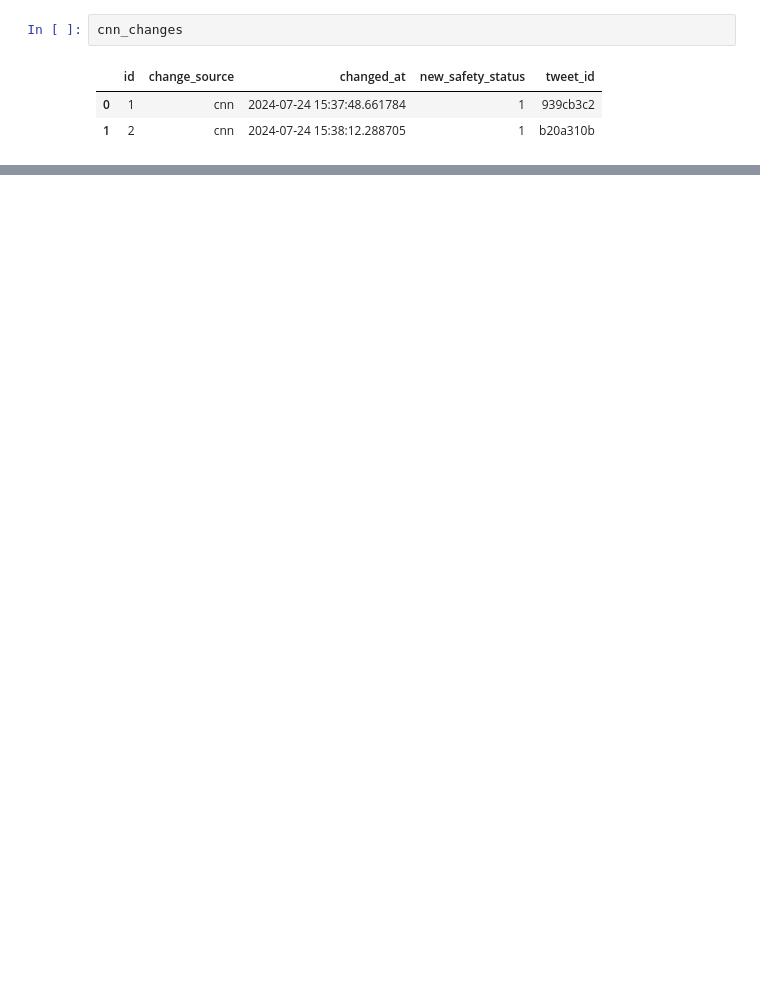
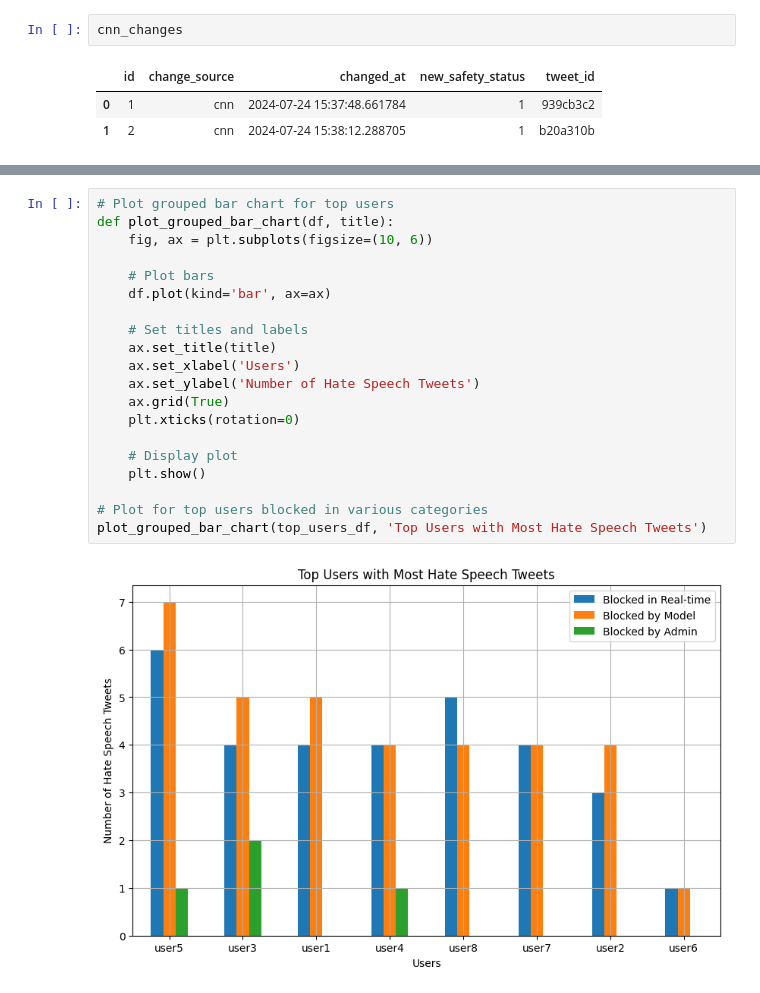
Before and after one commit to EPITA-LLMforHateSpeech/filtered-twitter, a Jupyter notebook: my_Twitter/frontend/user_simulation.ipynb, the cells around one changed output, grey strips where cells are left out. Cells and saved outputs as stored; diff of their text form; blank space fills up the shorter version.

```diff
--- a/my_Twitter/frontend/user_simulation.ipynb
+++ b/my_Twitter/frontend/user_simulation.ipynb
@@ -522,0 +656,22 @@ cnn_changes
+# %%
+# Plot grouped bar chart for top users
+def plot_grouped_bar_chart(df, title):
+    fig, ax = plt.subplots(figsize=(10, 6))
+
+    # Plot bars
+    df.plot(kind='bar', ax=ax)
+
+    # Set titles and labels
+    ax.set_title(title)
+    ax.set_xlabel('Users')
+    ax.set_ylabel('Number of Hate Speech Tweets')
+    ax.grid(True)
+    plt.xticks(rotation=0)
+
+    # Display plot
+    plt.show()
+
+# Plot for top users blocked in various categories
+plot_grouped_bar_chart(top_users_df, 'Top Users with Most Hate Speech Tweets')
+# %% [output]
+[figure, added]
```
Also changed, not shown: parts of 21 cells of this notebook, 9 other files.
